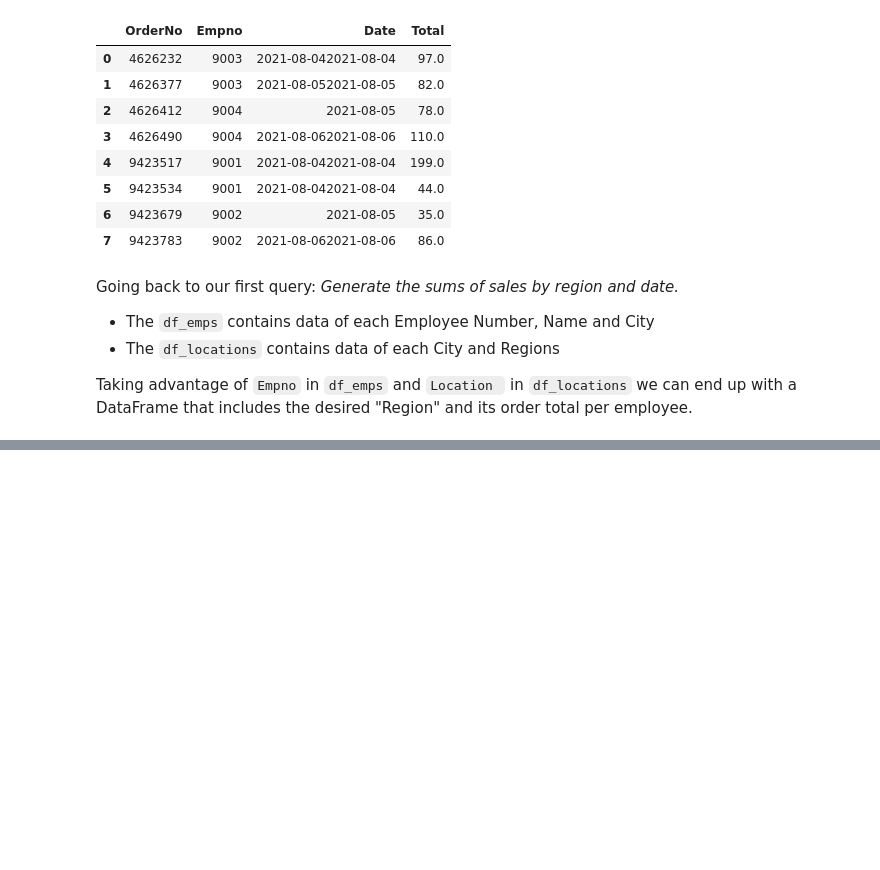
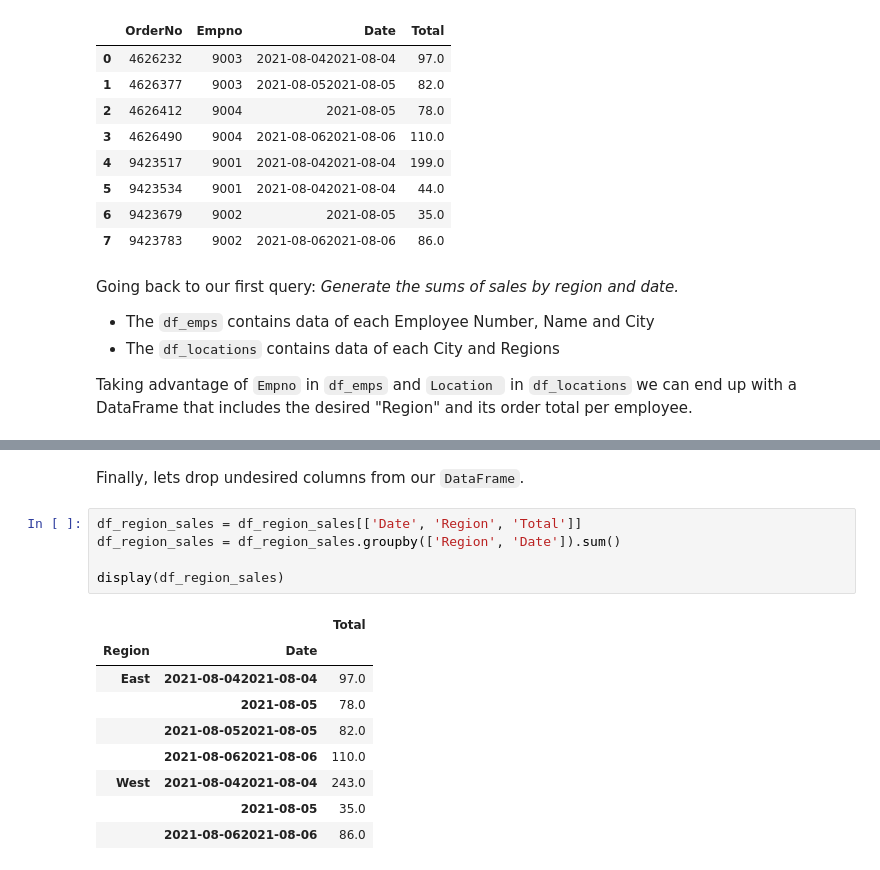
Before and after one commit to EstebanBorai/python-for-data-science, a Jupyter notebook: notebooks/sn03_aggregate_data.ipynb, the cells around one changed output, grey strips where cells are left out. Drawn from its saved outputs; the diff is of its cells as text; blank space fills up the shorter version.

```diff
--- a/notebooks/sn03_aggregate_data.ipynb
+++ b/notebooks/sn03_aggregate_data.ipynb
@@ -164,0 +211,17 @@ Taking advantage of `Empno` in `df_emps` and `Location ` in `df_locations` we ca
+# %% [markdown]
+Finally, lets drop undesired columns from our `DataFrame`.
+# %%
+df_region_sales = df_region_sales[['Date', 'Region', 'Total']]
+df_region_sales = df_region_sales.groupby(['Region', 'Date']).sum()
+
+display(df_region_sales)
+# %% [output]
+|  |  | Total |
+| Region | Date |  |
+| East | 2021-08-042021-08-04 | 97.0 |
+|  | 2021-08-05 | 78.0 |
+|  | 2021-08-052021-08-05 | 82.0 |
+|  | 2021-08-062021-08-06 | 110.0 |
+| West | 2021-08-042021-08-04 | 243.0 |
+|  | 2021-08-05 | 35.0 |
+|  | 2021-08-062021-08-06 | 86.0 |
```
Also changed, not shown: parts of 5 cells of this notebook.
